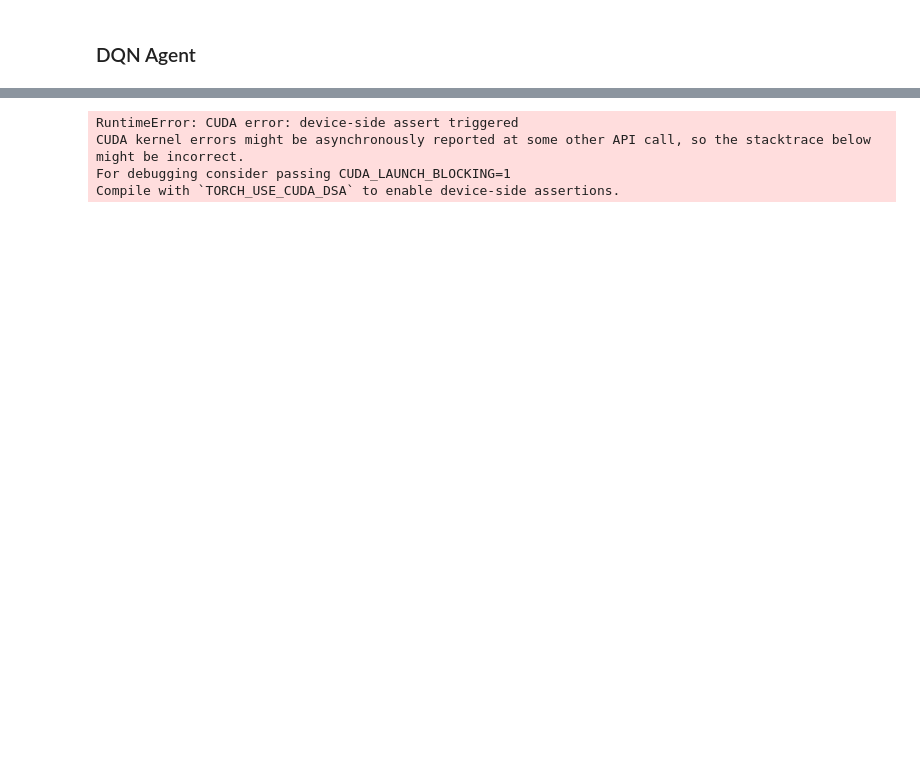
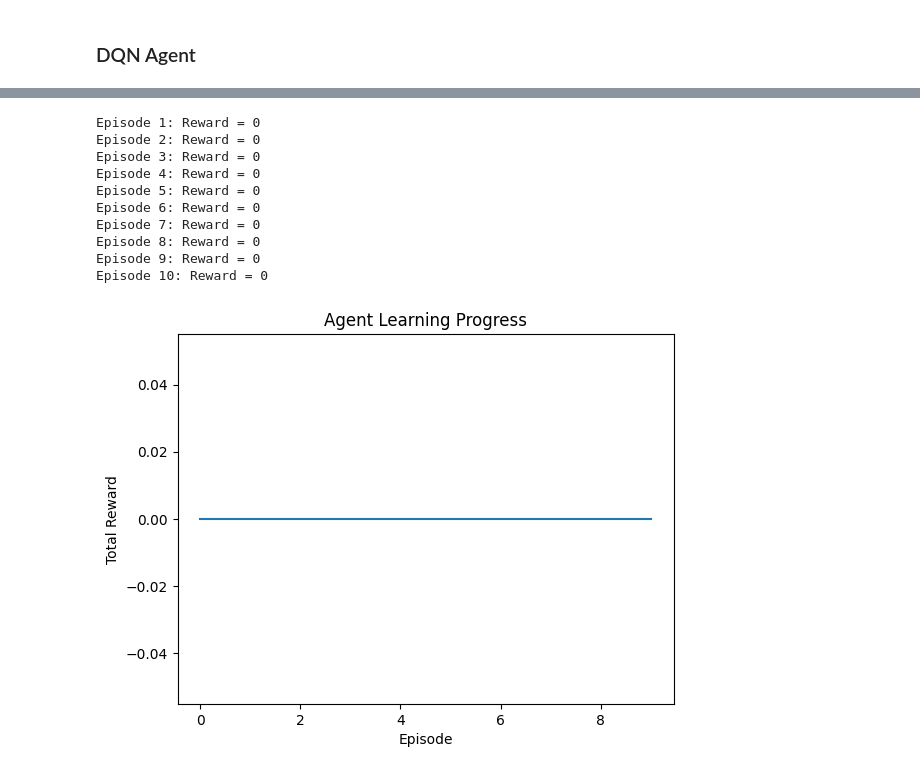
Before and after one commit to yGit741/RL-final, a Jupyter notebook: RL_final.ipynb, the cells around one changed output, grey strips where cells are left out. Drawn from its saved outputs; the diff is of its cells as text; code cells hidden in the pictures; blank space fills up the shorter version.

Commit message:
simulate_agent added and training work and has graphs monitor - need more trial and error to make it actually learn something

```diff
--- a/RL_final.ipynb
+++ b/RL_final.ipynb
@@ -753,9 +776,11 @@ class BaseAgent(ABC):
         downsample_size: Tuple[int, int],
         gamma: float,
         lr: float,
-        epsilon: float,
         target_update_freq: int,
         device = None,
+        max_epsilon: float=1.0,
+        min_epsilon: float=0.1,
+        epsilon_decay: float=0.995,
         batch_size: int = 32,
         buffer_size: int = 10_000,
         actions_space: list[int] = [0,1,2,5]
@@ -778,7 +803,9 @@ class BaseAgent(ABC):
         self.actions_space = [0,1,2,5]
         self.gamma = gamma
         self.lr = lr
-        self.epsilon = epsilon
+        self.max_epsilon = max_epsilon
+        self.min_epsilon = min_epsilon
+        self.epsilon_decay = epsilon_decay
         self.target_update_freq = target_update_freq
 
         # Set device if not specified in argument (GPU if available, else CPU)
@@ -807,6 +834,9 @@ class BaseAgent(ABC):
 
         # Tracks total reward accumulated in current episode
         self.episode_reward = 0.0
+
+        # Tracks the number of steps taken in the current episode
+        self.episode_length = []
         # Records epsilon values over time for analysis
         self.epsilon_history = []
         # Counts how many times each action was selected
@@ -817,6 +847,8 @@ class BaseAgent(ABC):
         self.q_values_history = []
         # Records gradient norms during training for monitoring stability
         self.grad_norms = []
+
+
         # Counts total steps taken across all episodes
         self.step_count = 0
 
@@ -854,7 +886,9 @@ class BaseAgent(ABC):
         """
         action = self._select_action(state)  # Calls the subclass method
         if action in self.action_counts:
-            self.action_counts[action] += 1  # Log the action automatically
+            self.action_counts[action] += 1
+        else:
+            print(f"Warning: Action {action} is not in self.action_counts. Check action space!")
         return action
 
 
@@ -923,7 +957,6 @@ agent = RandomAgent(
         downsample_size=(7, 7),
         gamma=0.99,
         lr=0.001,
-        epsilon=1.0,
         target_update_freq=10
     )
 
@@ -1112,12 +1175,13 @@ class DQNAgent(BaseAgent):
 # %%
 env, obs = create_multiroom_env(num_rooms=2, max_room_size=5, seed=5)
-
 
 frames_in_stack = 3
 downsample_size = (14, 14)
 gamma = 0.99
 learning_rate = 1e-3
-epsilon = 1.0
+max_epsilon=1
+epsilon_decay= 0.99
+min_epsilon=0.1
 target_update_freq = 10
 action_space = [0, 1, 2, 5]
 
@@ -1127,7 +1191,9 @@ agent = DQNAgent(
     downsample_size=downsample_size,
     gamma=gamma,
     lr=learning_rate,
-    epsilon=epsilon,
+    max_epsilon=max_epsilon,
+    epsilon_decay=epsilon_decay,
+    min_epsilon=min_epsilon,
     target_update_freq=target_update_freq,
     actions_space=action_space,
     batch_size=32
@@ -1135,60 +1201,63 @@ agent = DQNAgent(
 
 
 # Environment setup
-num_episodes = 40
+num_episodes = 10
 max_steps_per_episode = 100  # Limit steps per episode
 batch_size = 32  # Training starts after collecting 32 samples
 episode_rewards = []
+
 
 for episode in range(num_episodes):
     state, _ = env.reset()
 
     stacked_frame = agent.frame_stack.reset(state)
-    print(f"stacked_frame shape: {stacked_frame.shape}")
-
 
     episode_reward = 0
 
     for step in range(max_steps_per_episode):
-        print(episode, step)
         # Select action using ε-greedy (already implemented inside select_action)
+        # print(episode, step)
         action = agent.select_action(stacked_frame)
+
         # Step in environment
         next_state, reward, done, truncated, _ = env.step(action)
         next_state_stacked = agent.frame_stack.update(next_state)  # Preprocess next state
 
-        # print(f"Adding to memory at step {step} of episode {episode}:")
-        # print(f"state shape: {state.shape}, action: {action}, reward: {reward}, next_state shape: {next_state_stacked.shape}, done: {done}")
-
         agent.memory.add(stacked_frame, action, reward, next_state_stacked, done)
-
          # Start training only after 32 samples in replay buffer
         if len(agent.memory) >= batch_size:
             batch = agent.memory.sample()
             agent.train_step()
 
         # Update state and track reward
         state = next_state_stacked
         episode_reward += reward
 
         if done or truncated:
             break
 
             # Store episode reward
     episode_rewards.append(episode_reward)
     print(f"Episode {episode+1}: Reward = {episode_reward}")
 
 # Plot rewards over time
 plt.plot(episode_rewards)
 plt.xlabel("Episode")
 plt.ylabel("Total Reward")
 plt.title("Agent Learning Progress")
 plt.show()
 # %% [output]
-RuntimeError: CUDA error: device-side assert triggered
-CUDA kernel errors might be asynchronously reported at some other API call, so the stacktrace below might be incorrect.
-For debugging consider passing CUDA_LAUNCH_BLOCKING=1
-Compile with `TORCH_USE_CUDA_DSA` to enable device-side assertions.
+Episode 1: Reward = 0
+Episode 2: Reward = 0
+Episode 3: Reward = 0
+Episode 4: Reward = 0
+Episode 5: Reward = 0
+Episode 6: Reward = 0
+Episode 7: Reward = 0
+Episode 8: Reward = 0
+Episode 9: Reward = 0
+Episode 10: Reward = 0
+[figure, added]
 # %%
 import torch
 
```
Also changed, not shown: parts of 23 cells of this notebook, 1 other file.
